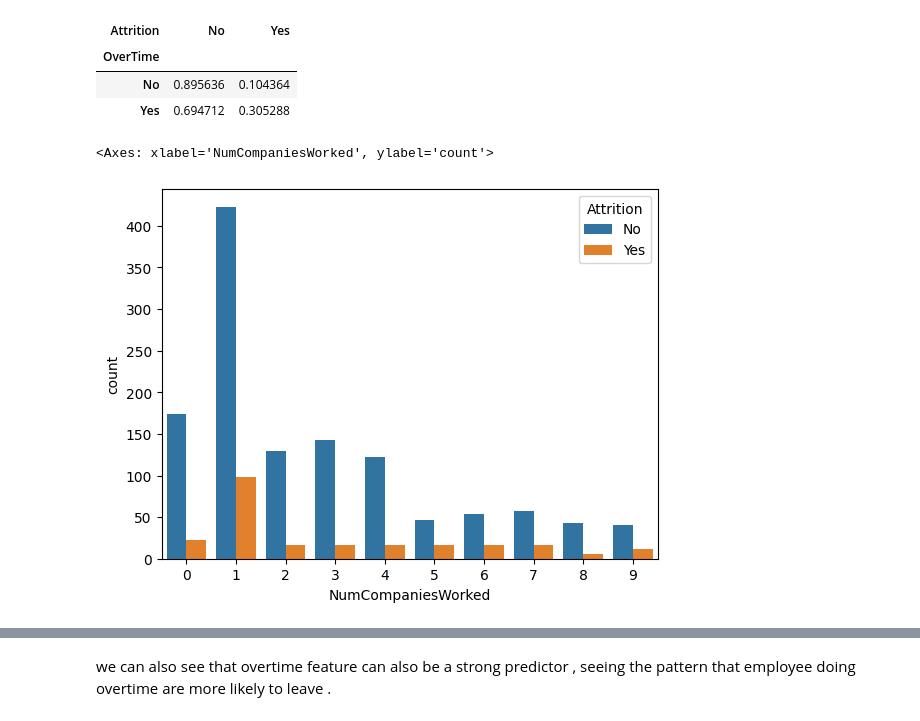
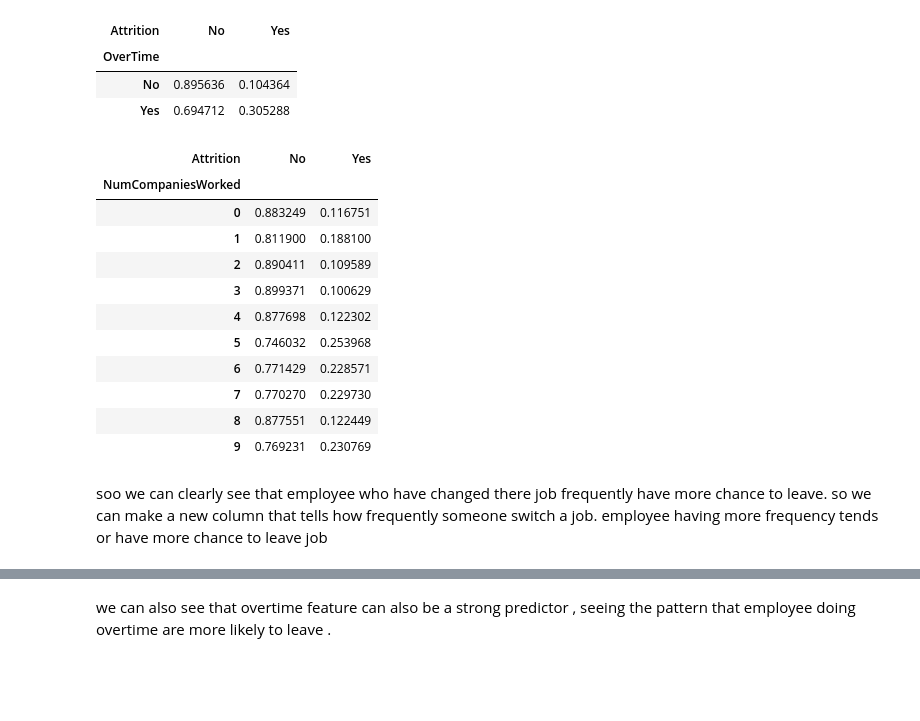
Before and after one commit to Nikesh5005/ML_PROJ, a Jupyter notebook: decision_tree.ipynb, the cells around one changed output, grey strips where cells are left out. Cells and saved outputs as stored; diff of their text form; code cells hidden in the pictures; blank space fills up the shorter version.

```diff
--- a/decision_tree.ipynb
+++ b/decision_tree.ipynb
@@ -208,8 +207,3 @@ pd.crosstab(df['OverTime'], df['Attrition'], normalize='index')
 | OverTime |  |  |
 | No | 0.895636 | 0.104364 |
 | Yes | 0.694712 | 0.305288 |
-# %%
-sns.countplot(data=df,x='NumCompaniesWorked',hue='Attrition') d  df u  hj jd hds yr hia lkahr cdyhu cdc bha nnike nno dhb yher bud  njduendjdu
-# %% [output]
-<Axes: xlabel='NumCompaniesWorked', ylabel='count'>
-[figure, removed]
@@ -217,0 +210,17 @@ for i a yh  hd  ae n    aura
+# %%
+pd.crosstab(df['NumCompaniesWorked'], df['Attrition'], normalize='index')
+# %% [output]
+| Attrition | No | Yes |
+| NumCompaniesWorked |  |  |
+| 0 | 0.883249 | 0.116751 |
+| 1 | 0.811900 | 0.188100 |
+| 2 | 0.890411 | 0.109589 |
+| 3 | 0.899371 | 0.100629 |
+| 4 | 0.877698 | 0.122302 |
+| 5 | 0.746032 | 0.253968 |
+| 6 | 0.771429 | 0.228571 |
+| 7 | 0.770270 | 0.229730 |
+| 8 | 0.877551 | 0.122449 |
+| 9 | 0.769231 | 0.230769 |
+# %% [markdown]
+soo we can clearly see that employee who have changed there job frequently have more chance to leave. so we can make a new column that tells how frequently someone switch a job. employee having more frequency tends or have more chance  to leave job
```
Also changed, not shown: parts of 9 cells of this notebook.
